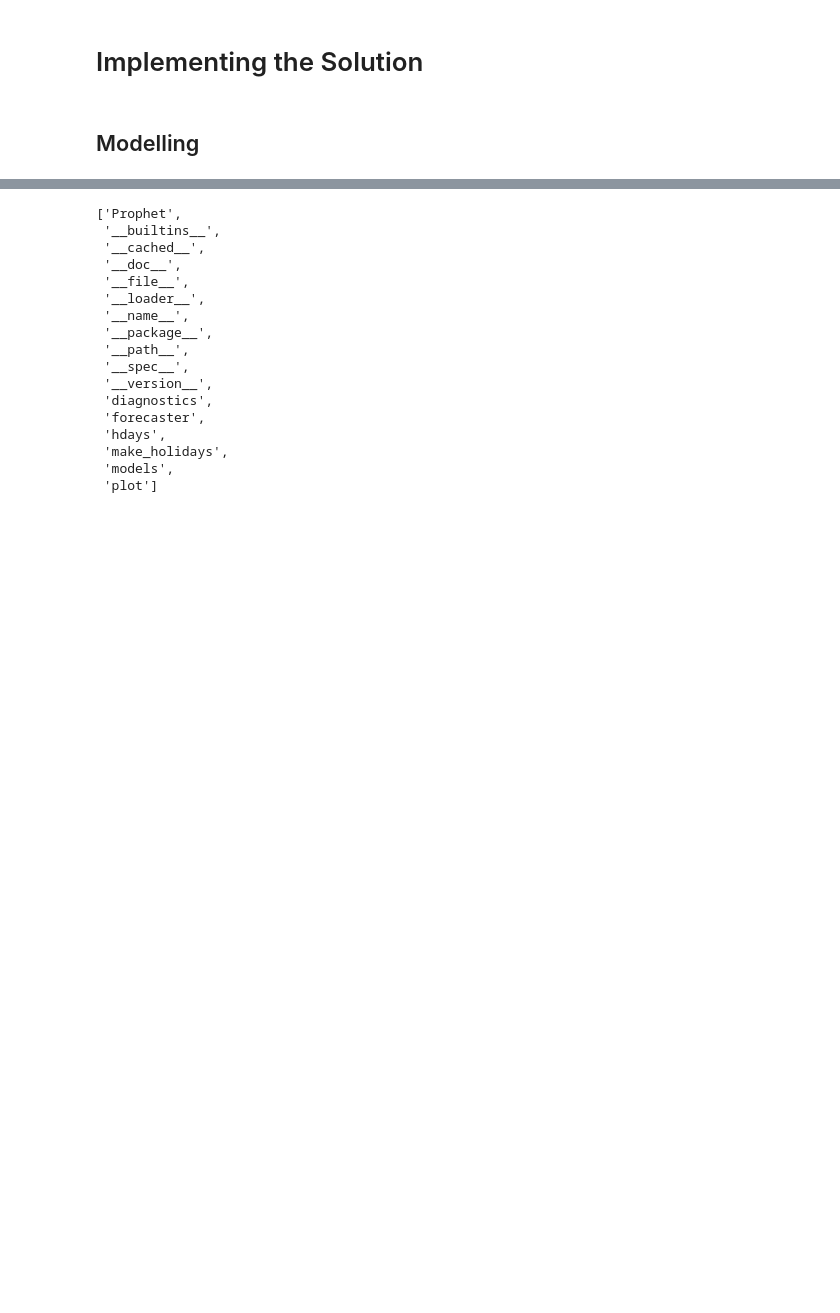
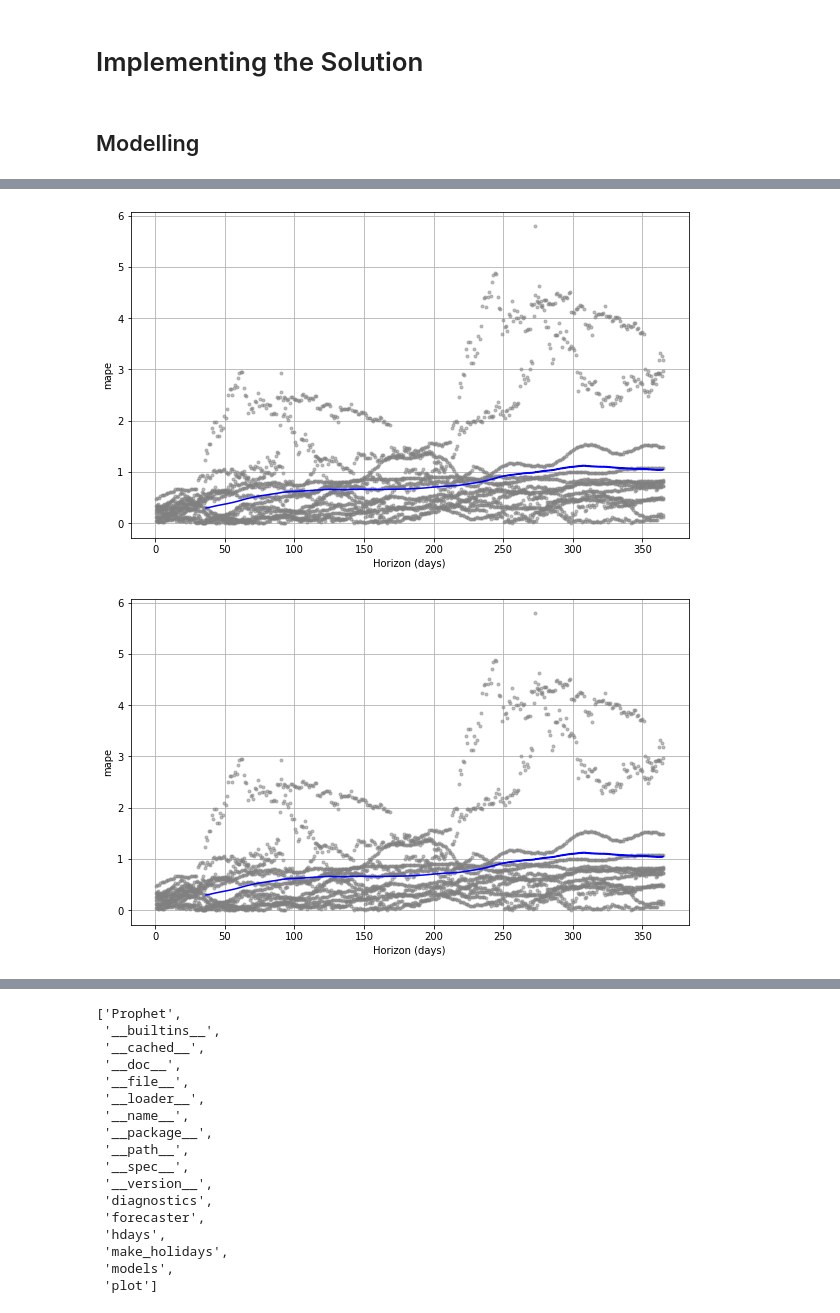
Before and after one commit to SiirenVincent/Bitcoin_Bubble_Prediction, a Jupyter notebook: Bitcoin_Project.ipynb, the cells around one changed output, grey strips where cells are left out. Drawn from its saved outputs; the diff is of its cells as text; code cells hidden in the pictures; blank space fills up the shorter version.

Commit message:
add models + solution challenge

```diff
--- a/Bitcoin_Project.ipynb
+++ b/Bitcoin_Project.ipynb
@@ -1087,0 +999,6 @@ import fbprophet
+# %%
+from fbprophet.diagnostics import cross_validation, performance_metrics
+cv_results = cross_validation(model = m, initial = '730 days', horizon = '365 days')
+
+perf_df = performance_metrics(cv_results)
+perf_df
@@ -1087,0 +1020,6 @@ import fbprophet
+# %%
+from fbprophet.plot import plot_cross_validation_metric
+plot_cross_validation_metric(cv_results, metric="mape")
+# %% [output]
+[figure, added]
+[figure, added]
```
Also changed, not shown: parts of 76 cells of this notebook.
